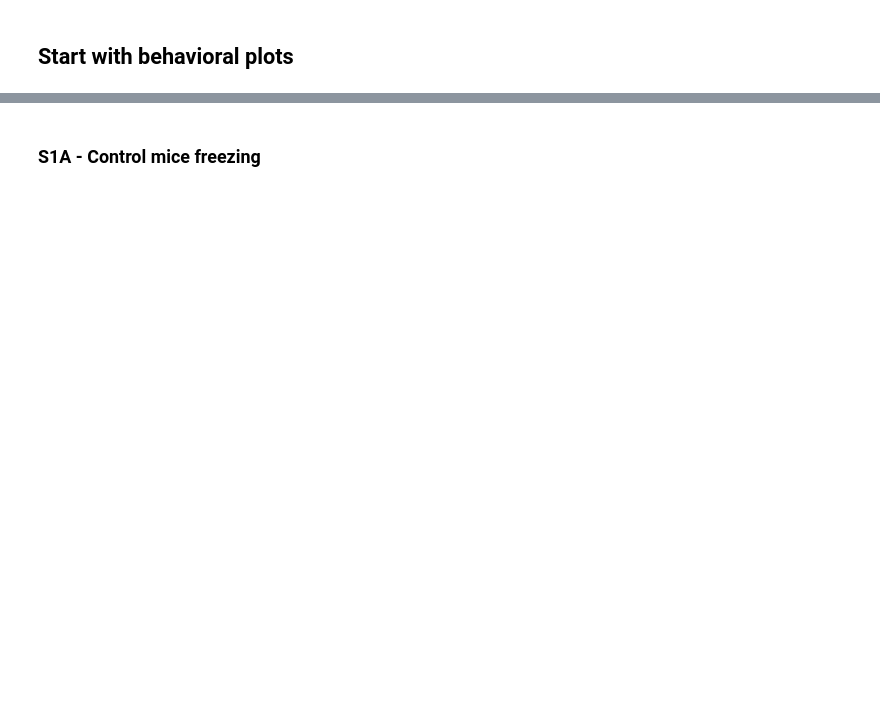
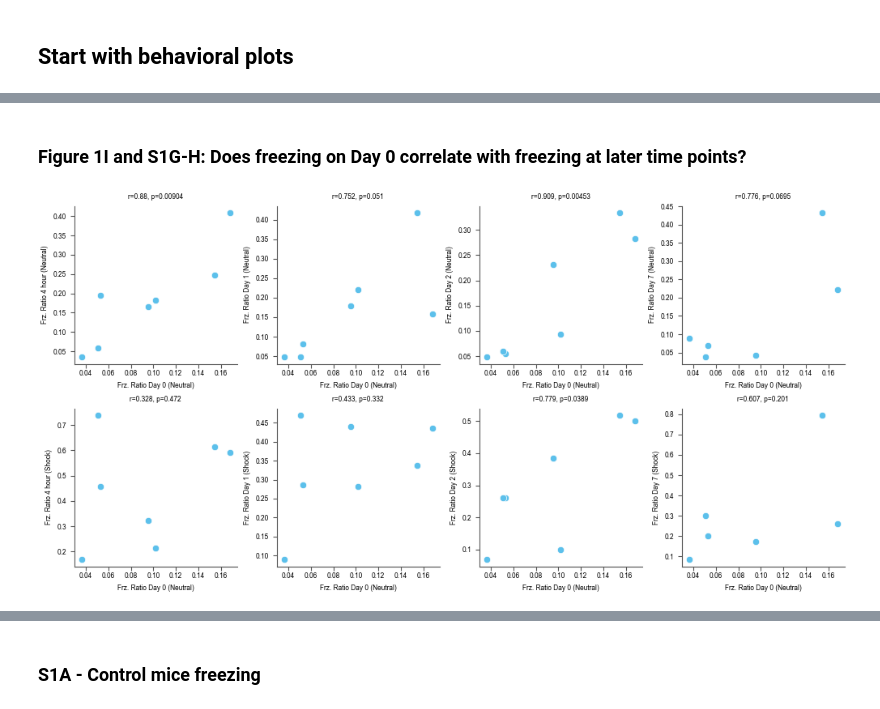
Before and after one commit to nkinsky/Eraser, a Jupyter notebook: Notebooks/Figure1_and_S1.ipynb, the cells around one changed output, grey strips where cells are left out. Saved outputs shown, nothing was run; the diff lists cells and outputs as text; code cells hidden in the pictures; blank space fills up the shorter version.

```diff
--- a/Notebooks/Figure1_and_S1.ipynb
+++ b/Notebooks/Figure1_and_S1.ipynb
@@ -70,9 +67,9 @@ Fig1comb = FigMirror(Fig1, Fig1stats)
 [8.5 6.5]
 # %%
 # Set up FigS1 and stats fig for it
-FigS1 = Fig(num="Figure S1", grid=(3, 4), size=(8.5, 4.75), fontsize=6)
+FigS1 = Fig(num="Figure S1", grid=(4, 4), size=(8.5, 6.5), fontsize=6)
 print(FigS1.fig.get_size_inches())
-FigS1stats = Fig(num='Figure S1 stats', grid=(3, 4), size=(8.5, 4.75), fontsize=6)
+FigS1stats = Fig(num='Figure S1 stats', grid=(4, 4), size=(8.5, 6.5), fontsize=6)
 print(FigS1stats.fig.get_size_inches())
 FigS1comb = FigMirror(FigS1, FigS1stats)
 # %% [output]
@@ -90,0 +120,18 @@ plt.draw()
+# %%
+# Ditto but include day 0 to answer reviewer question on how freezing the day of training correlates with freezing in the future.
+df_list = []
+days = [-2, -1, 0, 4, 1, 2, 7]
+arenas = ["Neutral", "Shock"]
+for grp, grp_name in zip([err.learners, err.nonlearners, err.ani_mice_good],
+                         ["Learners", "Non-Learners", "ANI"]):
+    fratios = erp.get_all_freezing(grp, day_des=days, arenas=arenas)
+    mouse_names = np.repeat(np.array(grp)[None, :], fratios.shape[1], axis=0)
+    days_mat = np.repeat(np.array(days)[:, None], fratios.shape[2], axis=1)
+    for ida, arena in enumerate(arenas):
+        df_list.append(pd.DataFrame({"Name": mouse_names.reshape(-1), "Arena": arena, "Day": days_mat.reshape(-1),
+                                     "Freeze Ratio": fratios[ida].reshape(-1), "Group" : grp_name}))
+
+df_freeze0 = pd.concat(df_list, axis=0, ignore_index=True)
+df_freeze0["Day"] = pd.Categorical(df_freeze0["Day"], [-2, -1, 0, 4, 1, 2, 7])
+df_freeze0["Exp. Group"] = df_freeze0.apply(lambda row: "Ctrl" if row["Group"] in ["Learners", "Non-Learners"] else "ANI", axis=1)
+df_freeze0.sample(5)
@@ -90,0 +157,24 @@ plt.draw()
+# %% [markdown]
+### Figure 1I and S1G-H: Does freezing on Day 0 correlate with freezing at later time points?
+# %%
+_, ax = plt.subplots(2, 4, figsize=(10, 5))
+
+get_sesh_str = lambda sesh_name : "4 hour" if sesh_name == 4 else f"Day {sesh_name}"
+for ida, (arow, arena) in enumerate(zip(ax, ["Neutral", "Shock"])):
+    df_arena_rs = df_freeze0[(df_freeze0.Arena == arena) & (df_freeze0.Group != "ANI")].pivot(index="Name", columns="Day", values="Freeze Ratio")
+    for idd, (acol, day) in enumerate(zip(arow, [4, 1, 2, 7])):
+        ax_for_fig = FigS1.subplot(FigS1.gs[2 + ida, idd])
+        for a in [acol, ax_for_fig]:
+            # Plot
+            sns.scatterplot(data=df_arena_rs, x=0, y=day, ax=a)
+            a.set_xlabel("Frz. Ratio Day 0 (Neutral)")
+            a.set_ylabel(f"Frz. Ratio {get_sesh_str(day)} ({arena})")
+
+            # Calculate correlation
+            corr_stats = pg.corr(df_arena_rs[0], df_arena_rs[day])
+            a.set_title(f"r={corr_stats.r.values[0]:0.3g}, p={corr_stats['p-val'].values[0]:0.3g}")
+            # a.set_xlim([0.02, 0.45])
+            # if (arena != "Shock") or (day != 4):
+            #     a.set_ylim([0.02, 0.55])
+# %% [output]
+[figure, added]
```
Also changed, not shown: parts of 11 cells of this notebook, 4 other files.
